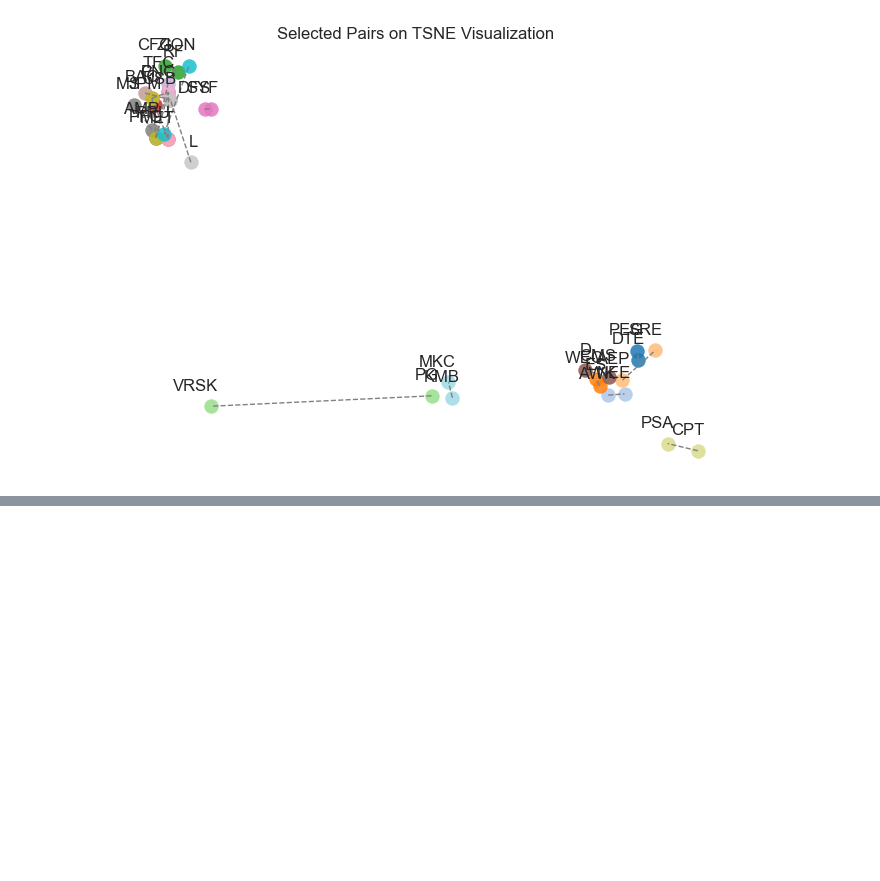
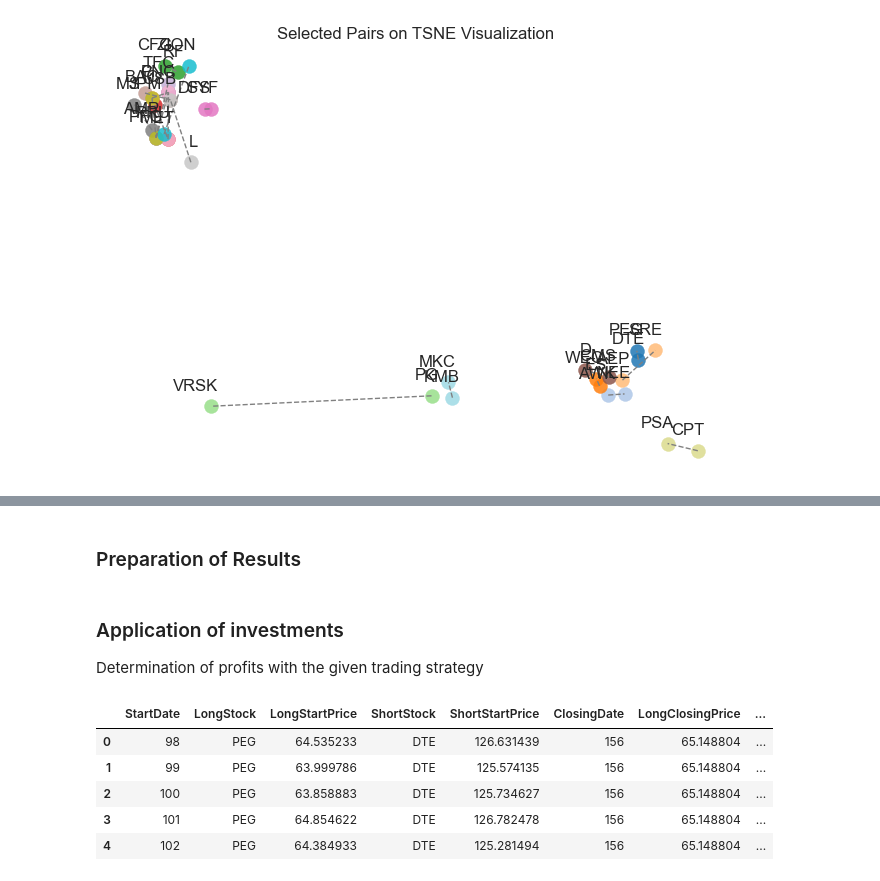
Before and after one commit to dasoaujisi/FDS-Project, a Jupyter notebook: _short_version.ipynb, the cells around one changed output, grey strips where cells are left out. Saved outputs shown, nothing was run; the diff lists cells and outputs as text; code cells hidden in the pictures; blank space fills up the shorter version.

```diff
--- a/_short_version.ipynb
+++ b/_short_version.ipynb
@@ -504,0 +726,40 @@ plt.show()
+# %% [markdown]
+### Preparation of Results
+# %%
+# Filter trades that have now been closed in the undergone time frame
+# Assuming continuity of the strategy, therefore we can hold on to them in the future and they have not to be closed
+open_trades = trade_list[trade_list['Status']=='open']
+trade_list = trade_list[trade_list['Status']!='open']
+trade_list = trade_list[trade_list['StartDate']!=trade_list['ClosingDate']]
+trade_list.reset_index(inplace=True,drop=True)
+
+# Add Information of how many trades were closed at the same time
+for pair in selected_pairs:
+    for day, zscore_value in enumerate(zscore):
+        trade_list.loc[(trade_list['LongStock'] == pair[1]) & (trade_list['ShortStock'] == pair[0]) & (trade_list['ClosingDate'] == day), 'ClosingCount']=trade_list.loc[(trade_list['LongStock'] == pair[1]) & (trade_list['ShortStock'] == pair[0]) & (trade_list['ClosingDate'] == day)].shape[0]
+        trade_list.loc[(trade_list['LongStock'] == pair[0]) & (trade_list['ShortStock'] == pair[1]) & (trade_list['ClosingDate'] == day), 'ClosingCount']=trade_list.loc[(trade_list['LongStock'] == pair[0]) & (trade_list['ShortStock'] == pair[1]) & (trade_list['ClosingDate'] == day)].shape[0]
+# %% [markdown]
+### Application of investments
+Determination of profits with the given trading strategy
+# %%
+# Gross Profit: Profit generated by multiplying the stock price differences by the chosen trade volume
+trade_list['GrossProfit'] = (trade_volume/trade_list['LongStartPrice'])*(trade_list['LongClosingPrice']-trade_list['LongStartPrice'])+ (trade_volume/trade_list['ShortStartPrice'])*(trade_list['ShortStartPrice']-trade_list['ShortClosingPrice'])
+
+# GrossProfitMinusOrderfees: Deduction of order fees on gross profits
+# Note: Order fees are applied for the start call and once for the closing call (where all positions are sold together)
+trade_list['GrossProfitMinusOrderfees'] = (trade_list['GrossProfit']  - (2+2/trade_list['ClosingCount'])*orderfeeabs)
+trade_list = trade_list.drop("ClosingCount", axis = 1)
+# Return Rate: the return is calculated relative to the trade volume times 2, since the volume is applied on the long and the short
+trade_list['ReturnRate'] = trade_list['GrossProfitMinusOrderfees']/trade_volume/2
+
+# Return Rate p.a.: The Return Rate is scaled on a yearly return
+trade_list['ReturnRatePA'] = trade_list['ReturnRate']*252/(trade_list['ClosingDate']-trade_list['StartDate'])
+
+trade_list.head()
+# %% [output]
+|  | StartDate | LongStock | LongStartPrice | ShortStock | ShortStartPrice | ClosingDate | LongClosingPrice | ... |
+| 0 | 98 | PEG | 64.535233 | DTE | 126.631439 | 156 | 65.148804 | ... |
+| 1 | 99 | PEG | 63.999786 | DTE | 125.574135 | 156 | 65.148804 | ... |
+| 2 | 100 | PEG | 63.858883 | DTE | 125.734627 | 156 | 65.148804 | ... |
+| 3 | 101 | PEG | 64.854622 | DTE | 126.782478 | 156 | 65.148804 | ... |
+| 4 | 102 | PEG | 64.384933 | DTE | 125.281494 | 156 | 65.148804 | ... |
```
Also changed, not shown: parts of 16 cells of this notebook, 34 other files.
